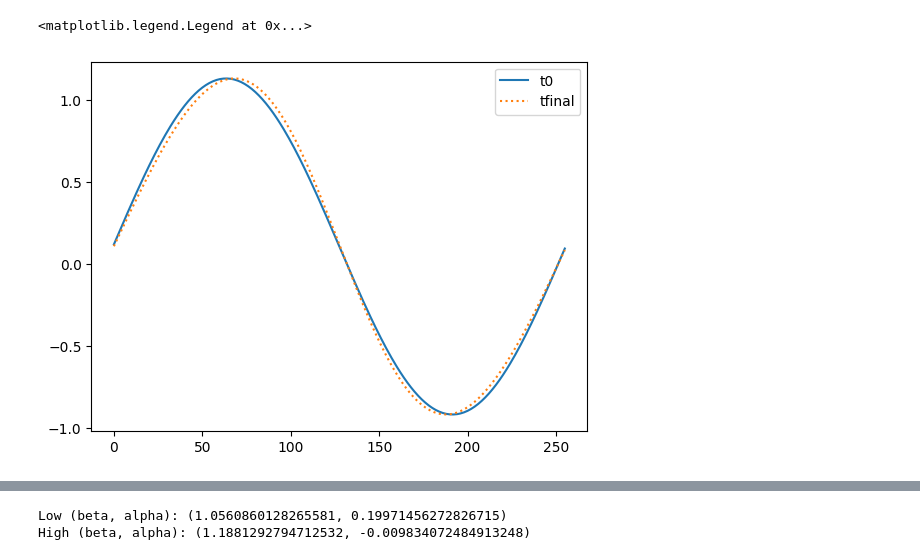
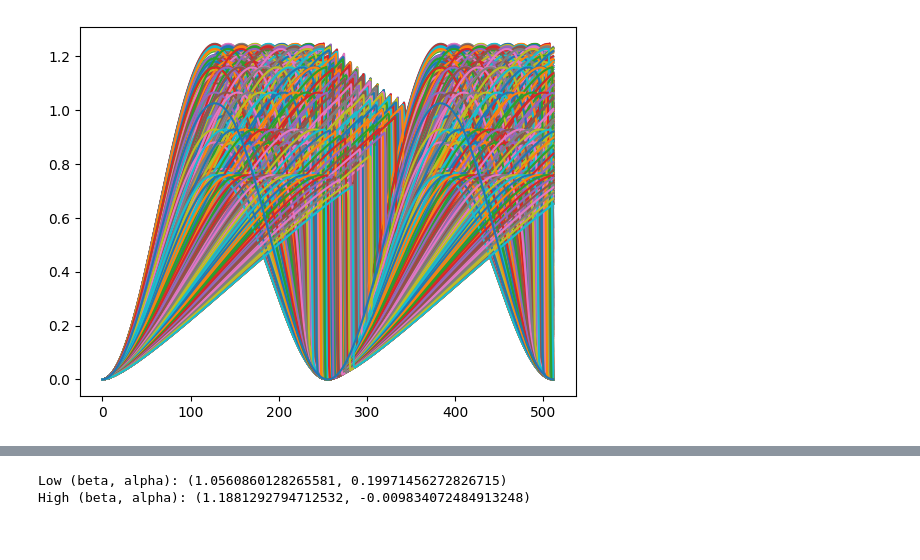
Before and after one commit to willhuang04/escfn_burgers, a Jupyter notebook: Clawpack_Burgers.ipynb, the cells around one changed output, grey strips where cells are left out. Cells and saved outputs as stored; diff of their text form; code cells hidden in the pictures.

```diff
--- a/Clawpack_Burgers.ipynb
+++ b/Clawpack_Burgers.ipynb
@@ -28,12 +28,30 @@ def setup(use_petsc=0,kernel_language='Fortran',outdir='./_output',solver_type='
 
     solver.kernel_language = kernel_language
 
-    solver.bc_lower[0] = pyclaw.BC.periodic
-    solver.bc_upper[0] = pyclaw.BC.periodic
+    #Wall BCs
+    #solver.bc_lower[0] = pyclaw.BC.wall
+    #solver.bc_upper[0] = pyclaw.BC.wall
+
+    #Periodic BCs
+    # solver.bc_lower[0] = pyclaw.BC.periodic
+    # solver.bc_upper[0] = pyclaw.BC.periodic
+
+    #Dirichlet BCs
+    solver.bc_lower[0]= pyclaw.BC.custom
+    solver.bc_upper[0]= pyclaw.BC.extrap
+
+    def bc_lower(state,dim,t,qbc,num_ghost):
+        for i in range(num_ghost):
+            qbc[0,i] = 0
+
+
+
+
+    solver.user_bc_lower = bc_lower
 
     xlower = 0
     xupper = 2*np.pi
-    mx = 256
+    mx = 512
     x = pyclaw.Dimension(xlower,xupper,mx,name='x')
 
     domain = pyclaw.Domain(x)
@@ -43,8 +61,9 @@ def setup(use_petsc=0,kernel_language='Fortran',outdir='./_output',solver_type='
     xc = state.grid.x.centers
     beta = 1. + 0.25 * (2*np.random.rand() - 1)
     alpha = 0.25 * (2*np.random.rand() - 1)
-    # print(beta, alpha)
-    state.q[0,:] =  beta * np.sin(xc) + alpha
+    print(beta, alpha)
+    state.q[0,:] =  beta * np.sin(xc)**2
+    # state.q[0:]=beta* np.exp(-xc**2)+ alpha
     state.problem_data['efix']=True
 
     claw = pyclaw.Controller()
@@ -109,10 +146,17 @@ while count < 200:
 # %%
 import matplotlib.pyplot as plt
+import matplotlib.animation as animation
 # Cell 1 stores each trajectory as a list of q arrays (not Solution/Frame objects).
 # Each q has shape (num_eqn, mx) for Burgers: (1, mx).
-plt.plot(sol[0][0][0, :], label='t0')
-plt.plot(sol[0][-1][0, :], ':', label='tfinal')
-plt.legend()
+for i in range(len(sol)):
+    for j in range(len(sol[i])):
+        plt.plot(sol[i][j][0,:])
+
+
+
+line,= plt.plot(sol[0][0][0, :])
+def update(frame):
+    line.set_ydata(sol[0][frame][0:])
+    return line,
 # %% [output]
-<matplotlib.legend.Legend at 0x...>
-[figure, old version]
+[figure, new version]
```
Also changed, not shown: parts of 9 cells of this notebook, 8 other files.
